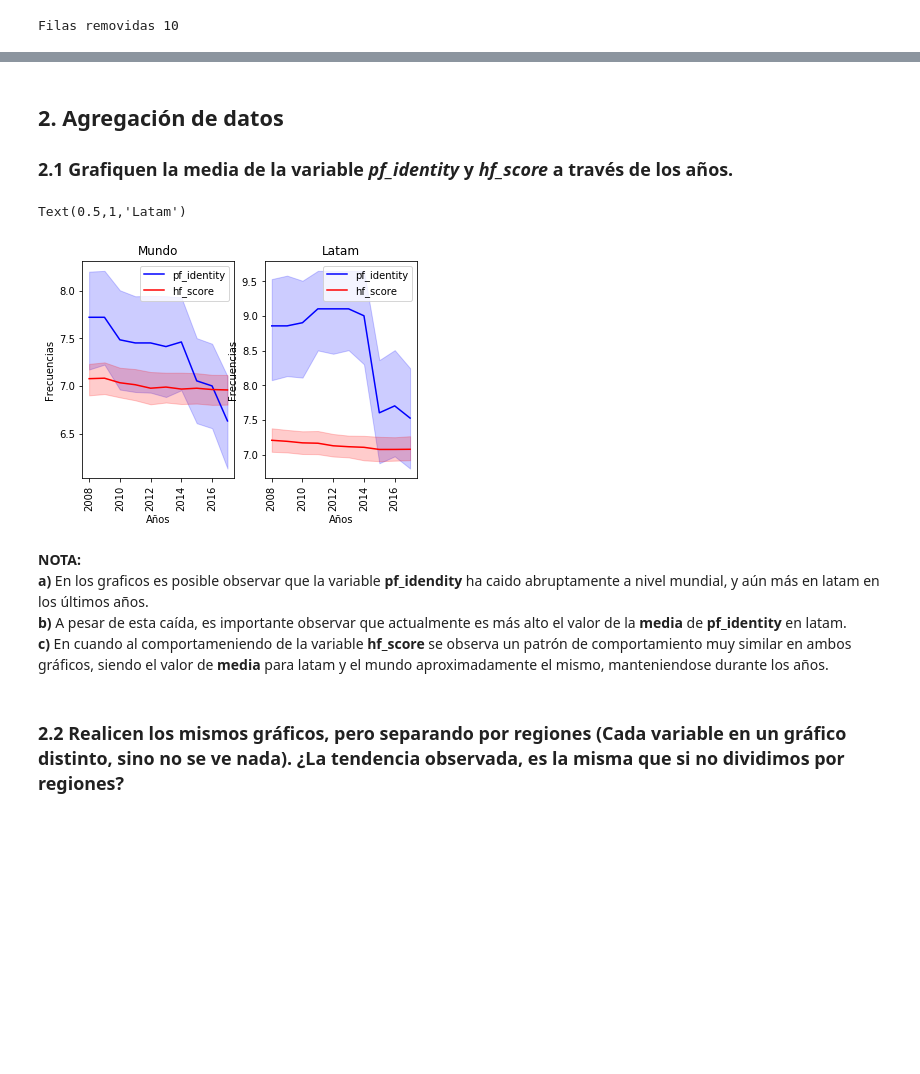
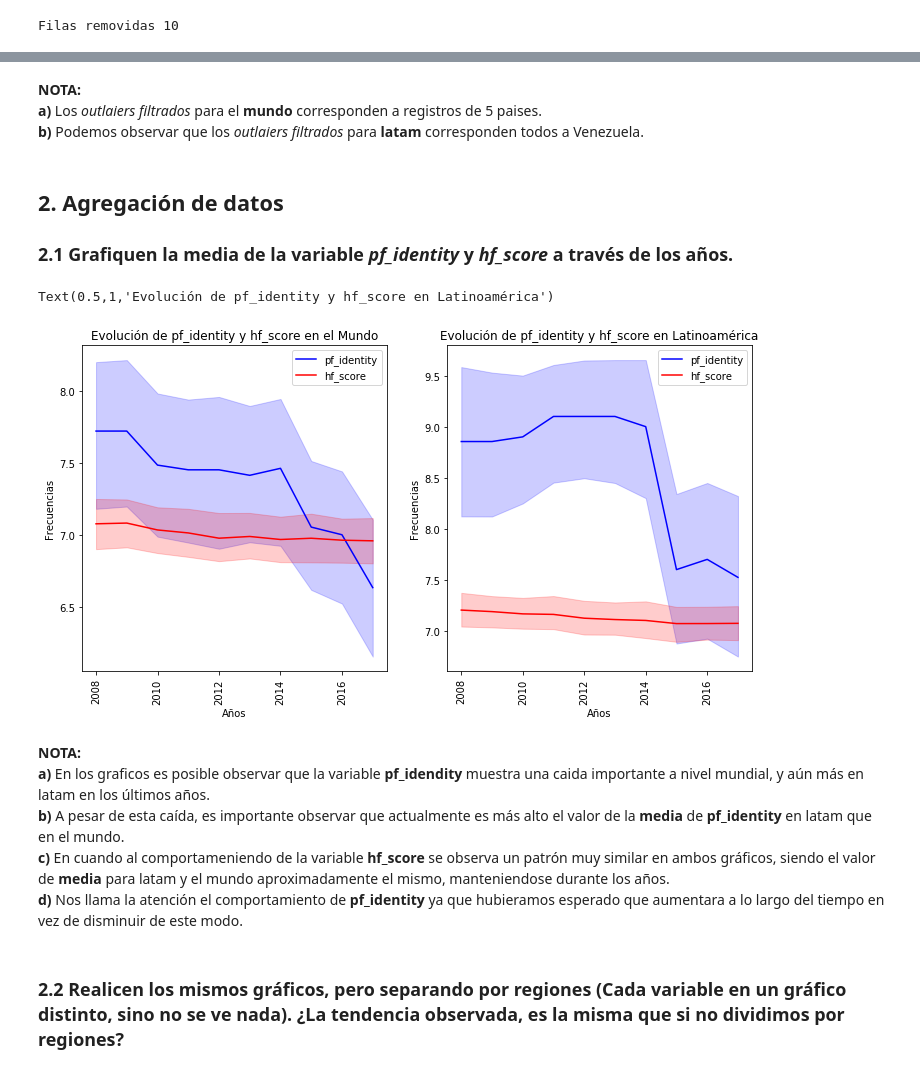
Before and after one commit to msoledadfernandez/DataScience_AnalisisyVisualizacion, a Jupyter notebook: practico.ipynb, the cells around one changed output, grey strips where cells are left out. Cells and saved outputs as stored; diff of their text form; code cells hidden in the pictures; blank space fills up the shorter version.

```diff
--- a/practico.ipynb
+++ b/practico.ipynb
@@ -399,33 +433,40 @@ latam=  260  -  248  =  12
+# %% [markdown]
+**NOTA:**
+**a)** Los *outlaiers filtrados* para el **mundo** corresponden a registros de 5 paises.
+**b)** Podemos observar que los *outlaiers filtrados* para **latam** corresponden todos a Venezuela.
 # %% [markdown]
 ## **2. Agregación de datos**
 ### **2.1** Grafiquen la media de la variable *pf_identity* y *hf_score* a través de los años.
 # %%
 import numpy as np
 import matplotlib.pyplot as plt
+
+plt.figure (figsize=(12,6))
 
 plt.subplot(121)
 p1= seaborn.lineplot(data=dataset_clean, x='year', y='pf_identity', estimator=np.mean, color='blue', label='pf_identity')
 seaborn.lineplot(data=dataset_clean, x='year', y='hf_score', estimator=numpy.mean, color='red', label='hf_score')
 plt.xticks(rotation=90);
 plt.xlabel('Años')
 plt.ylabel('Frecuencias')
-plt.title('Mundo')
+plt.title('Evolución de pf_identity y hf_score en el Mundo')
 
 plt.subplot(122)
 p2= seaborn.lineplot(data=latam_clean, x='year', y='pf_identity', estimator=np.mean, color='blue', label='pf_identity')
 seaborn.lineplot(data=latam_clean, x='year', y='hf_score', estimator=numpy.mean, color='red', label='hf_score')
 plt.xticks(rotation=90);
 plt.xlabel('Años')
 plt.ylabel('Frecuencias')
-plt.title('Latam')
+plt.title('Evolución de pf_identity y hf_score en Latinoamérica')
 # %% [output]
-Text(0.5,1,'Latam')
+Text(0.5,1,'Evolución de pf_identity y hf_score en Latinoamérica')
-[figure, old version]
+[figure, new version]
 # %% [markdown]
 **NOTA:**
-**a)** En los graficos es posible observar que la variable **pf_idendity** ha caido abruptamente a nivel mundial, y aún más en latam en los últimos años.
-**b)** A pesar de esta caída, es importante observar que actualmente es más alto el valor de la **media** de **pf_identity** en latam.
-**c)** En cuando al comportameniendo de la variable **hf_score** se observa un patrón de comportamiento muy similar en ambos gráficos, siendo el valor de **media** para latam y el mundo aproximadamente el mismo, manteniendose durante los años.
+**a)** En los graficos es posible observar que la variable **pf_idendity** muestra una caida importante a nivel mundial, y aún más en latam en los últimos años.
+**b)** A pesar de esta caída, es importante observar que actualmente es más alto el valor de la **media** de **pf_identity** en latam que en el mundo.
+**c)** En cuando al comportameniendo de la variable **hf_score** se observa un patrón muy similar en ambos gráficos, siendo el valor de **media** para latam y el mundo aproximadamente el mismo, manteniendose durante los años.
+**d)** Nos llama la atención el comportamiento de **pf_identity** ya que hubieramos esperado que aumentara a lo largo del tiempo en vez de disminuir de este modo.
 # %% [markdown]
 ### **2.2** Realicen los mismos gráficos, pero separando por regiones (Cada variable en un gráfico distinto, sino no se ve nada). ¿La tendencia observada, es la misma que si no dividimos por regiones?
 # %%
```
Also changed, not shown: parts of 43 cells of this notebook, 1 other file.
